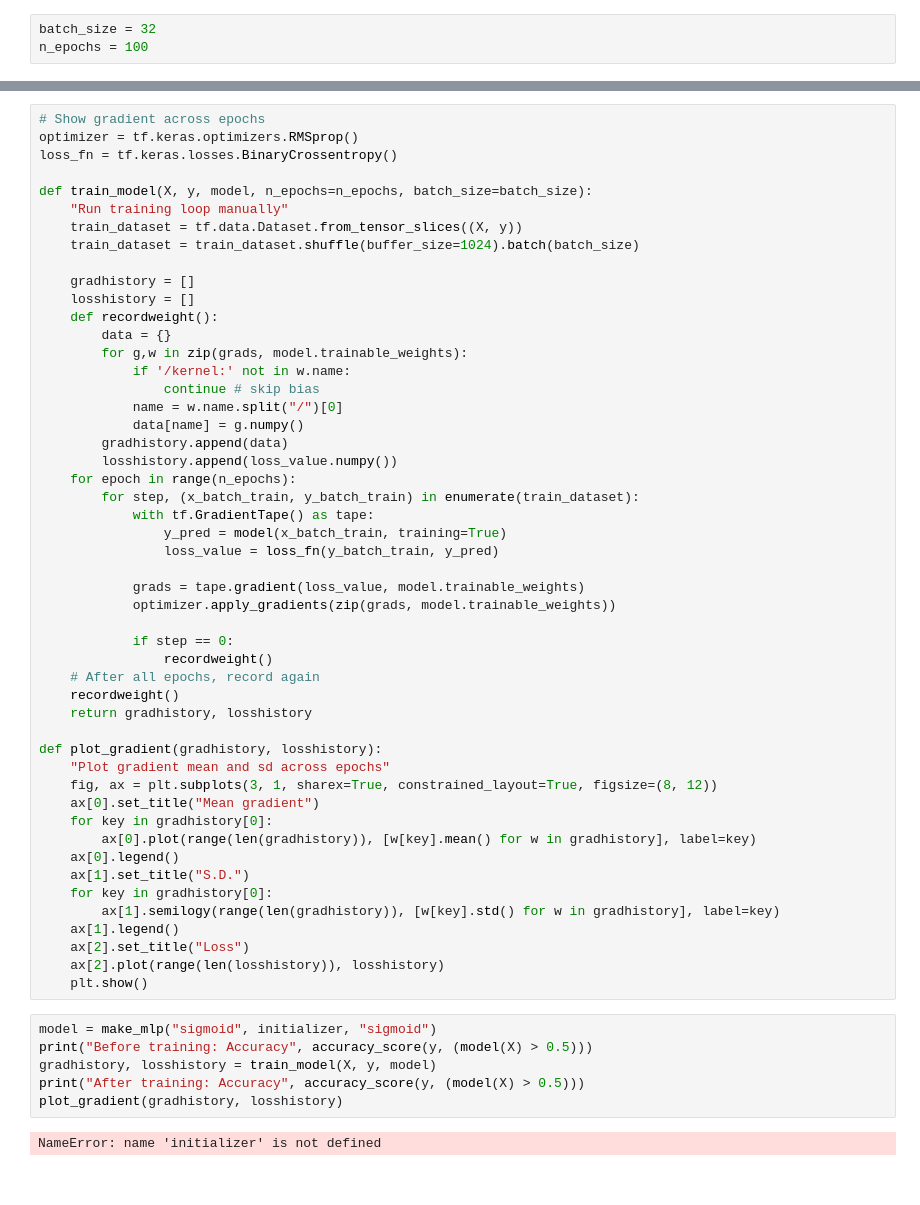
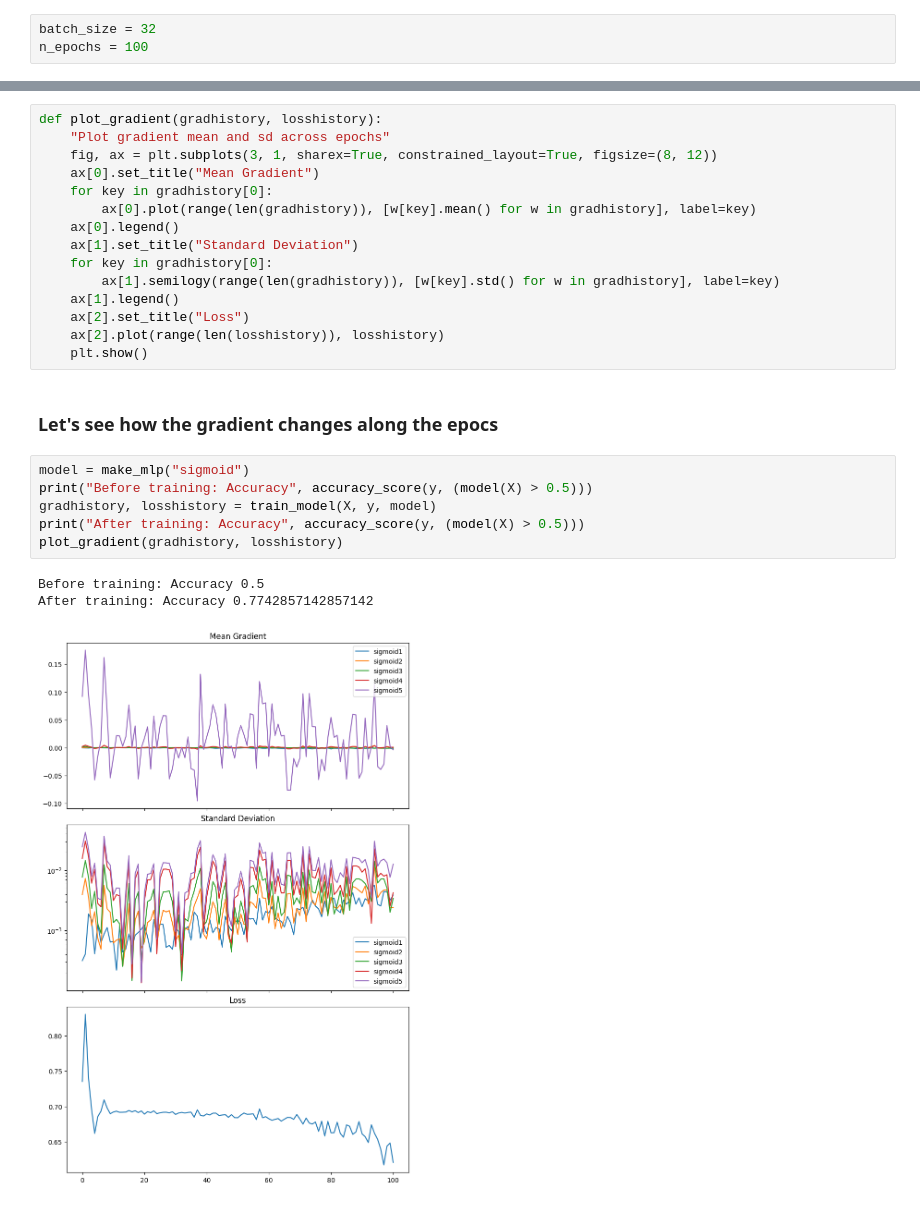
Before and after one commit to fabiogaiera/machine-learning-concepts, a Jupyter notebook: Vanishing Gradient/Vanishing Gradient Problem.ipynb, the cells around one changed output, grey strips where cells are left out. Cells and saved outputs as stored; diff of their text form.

Commit message:
Vanishing Gradient

```diff
--- a/Vanishing Gradient/Vanishing Gradient Problem.ipynb
+++ b/Vanishing Gradient/Vanishing Gradient Problem.ipynb
@@ -168,59 +242,28 @@ After training: Accuracy 1.0
 # %%
-# Show gradient across epochs
-optimizer = tf.keras.optimizers.RMSprop()
-loss_fn = tf.keras.losses.BinaryCrossentropy()
-
-def train_model(X, y, model, n_epochs=n_epochs, batch_size=batch_size):
-    "Run training loop manually"
-    train_dataset = tf.data.Dataset.from_tensor_slices((X, y))
-    train_dataset = train_dataset.shuffle(buffer_size=1024).batch(batch_size)
-
-    gradhistory = []
-    losshistory = []
-    def recordweight():
-        data = {}
-        for g,w in zip(grads, model.trainable_weights):
-            if '/kernel:' not in w.name:
-                continue # skip bias
-            name = w.name.split("/")[0]
-            data[name] = g.numpy()
-        gradhistory.append(data)
-        losshistory.append(loss_value.numpy())
-    for epoch in range(n_epochs):
-        for step, (x_batch_train, y_batch_train) in enumerate(train_dataset):
-            with tf.GradientTape() as tape:
-                y_pred = model(x_batch_train, training=True)
-                loss_value = loss_fn(y_batch_train, y_pred)
-
-            grads = tape.gradient(loss_value, model.trainable_weights)
-            optimizer.apply_gradients(zip(grads, model.trainable_weights))
-
-            if step == 0:
-                recordweight()
-    # After all epochs, record again
-    recordweight()
-    return gradhistory, losshistory
-
 def plot_gradient(gradhistory, losshistory):
     "Plot gradient mean and sd across epochs"
     fig, ax = plt.subplots(3, 1, sharex=True, constrained_layout=True, figsize=(8, 12))
-    ax[0].set_title("Mean gradient")
+    ax[0].set_title("Mean Gradient")
     for key in gradhistory[0]:
         ax[0].plot(range(len(gradhistory)), [w[key].mean() for w in gradhistory], label=key)
     ax[0].legend()
-    ax[1].set_title("S.D.")
+    ax[1].set_title("Standard Deviation")
     for key in gradhistory[0]:
         ax[1].semilogy(range(len(gradhistory)), [w[key].std() for w in gradhistory], label=key)
     ax[1].legend()
     ax[2].set_title("Loss")
     ax[2].plot(range(len(losshistory)), losshistory)
     plt.show()
+# %% [markdown]
+### Let's see how the gradient changes along the epocs
 # %%
-model = make_mlp("sigmoid", initializer, "sigmoid")
+model = make_mlp("sigmoid")
 print("Before training: Accuracy", accuracy_score(y, (model(X) > 0.5)))
 gradhistory, losshistory = train_model(X, y, model)
 print("After training: Accuracy", accuracy_score(y, (model(X) > 0.5)))
 plot_gradient(gradhistory, losshistory)
 # %% [output]
-NameError: name 'initializer' is not defined
+Before training: Accuracy 0.5
+After training: Accuracy 0.7742857142857142
+[figure, added]
 # %%
```
Also changed, not shown: parts of 22 cells of this notebook.
